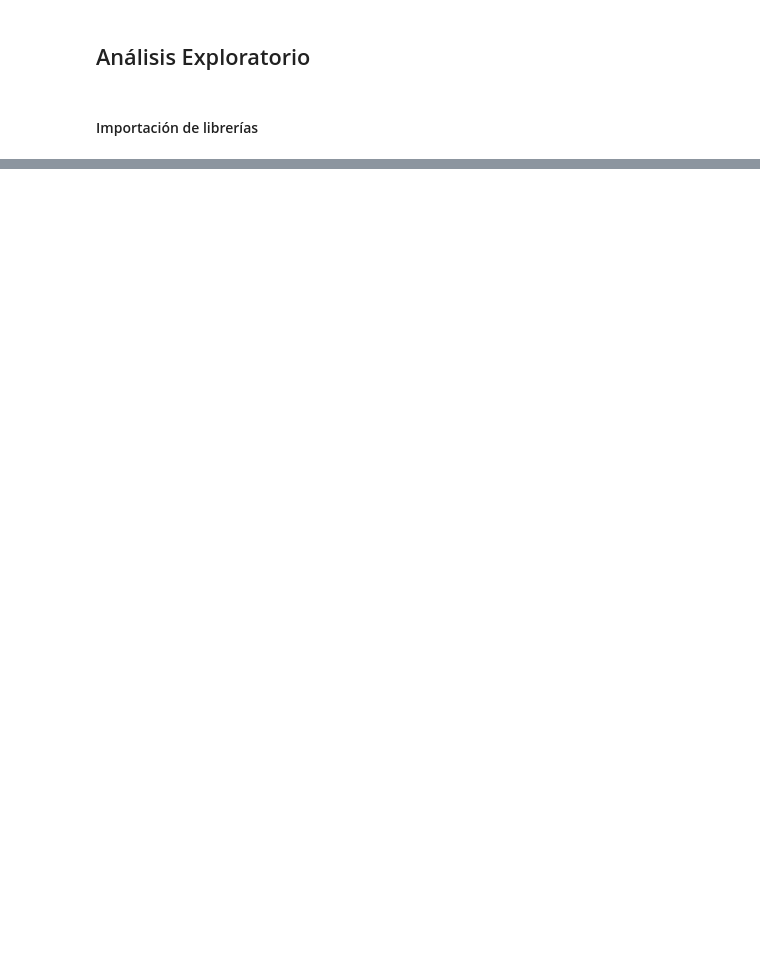
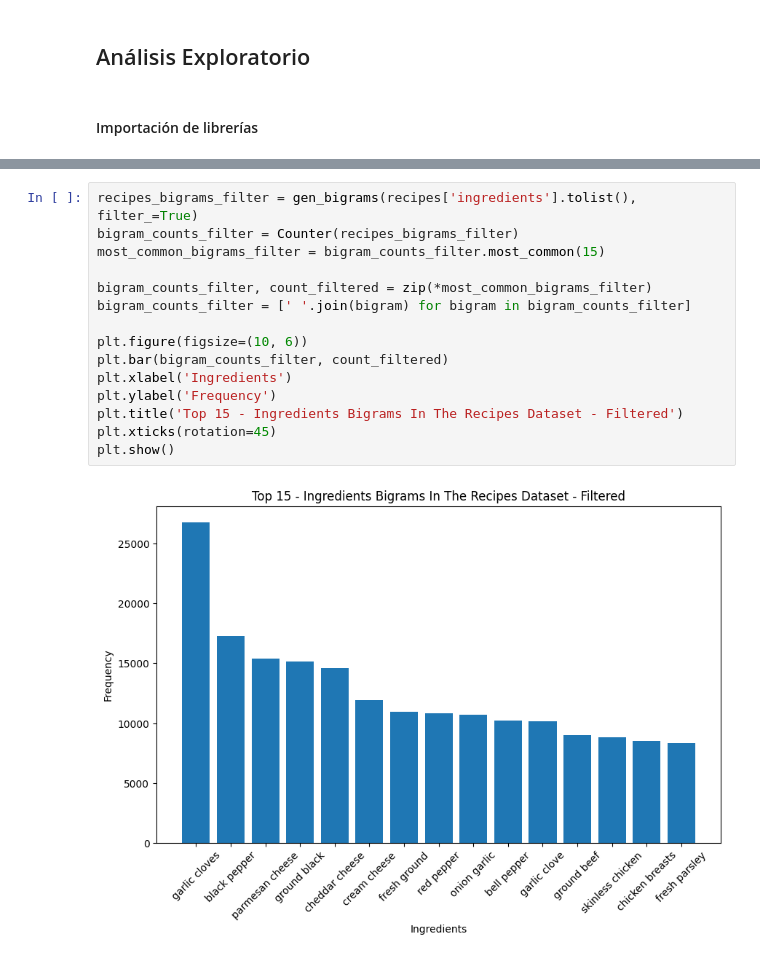
Before and after one commit to MGonza20/ProyectoFinal_DeepLearning, a Jupyter notebook: Exploratory_Analysis.ipynb, the cells around one changed output, grey strips where cells are left out. Cells and saved outputs as stored; diff of their text form; blank space fills up the shorter version.

```diff
--- a/Exploratory_Analysis.ipynb
+++ b/Exploratory_Analysis.ipynb
@@ -73,0 +115,17 @@ plt.show()
+# %%
+recipes_bigrams_filter = gen_bigrams(recipes['ingredients'].tolist(), filter_=True)
+bigram_counts_filter = Counter(recipes_bigrams_filter)
+most_common_bigrams_filter = bigram_counts_filter.most_common(15)
+
+bigram_counts_filter, count_filtered = zip(*most_common_bigrams_filter)
+bigram_counts_filter = [' '.join(bigram) for bigram in bigram_counts_filter]
+
+plt.figure(figsize=(10, 6))
+plt.bar(bigram_counts_filter, count_filtered)
+plt.xlabel('Ingredients')
+plt.ylabel('Frequency')
+plt.title('Top 15 - Ingredients Bigrams In The Recipes Dataset - Filtered')
+plt.xticks(rotation=45)
+plt.show()
+# %% [output]
+[figure, added]
```
Also changed, not shown: parts of 4 cells of this notebook.
